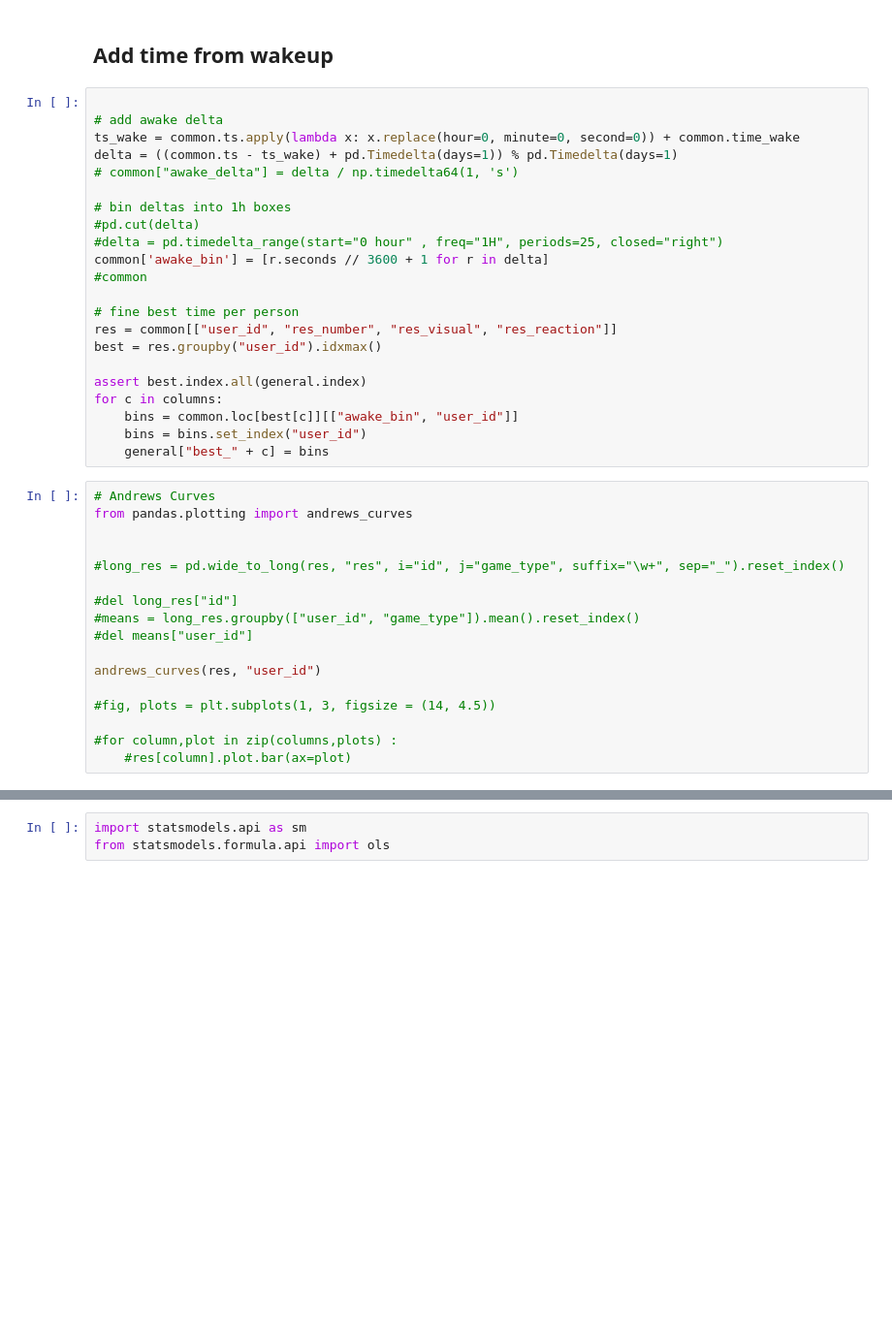
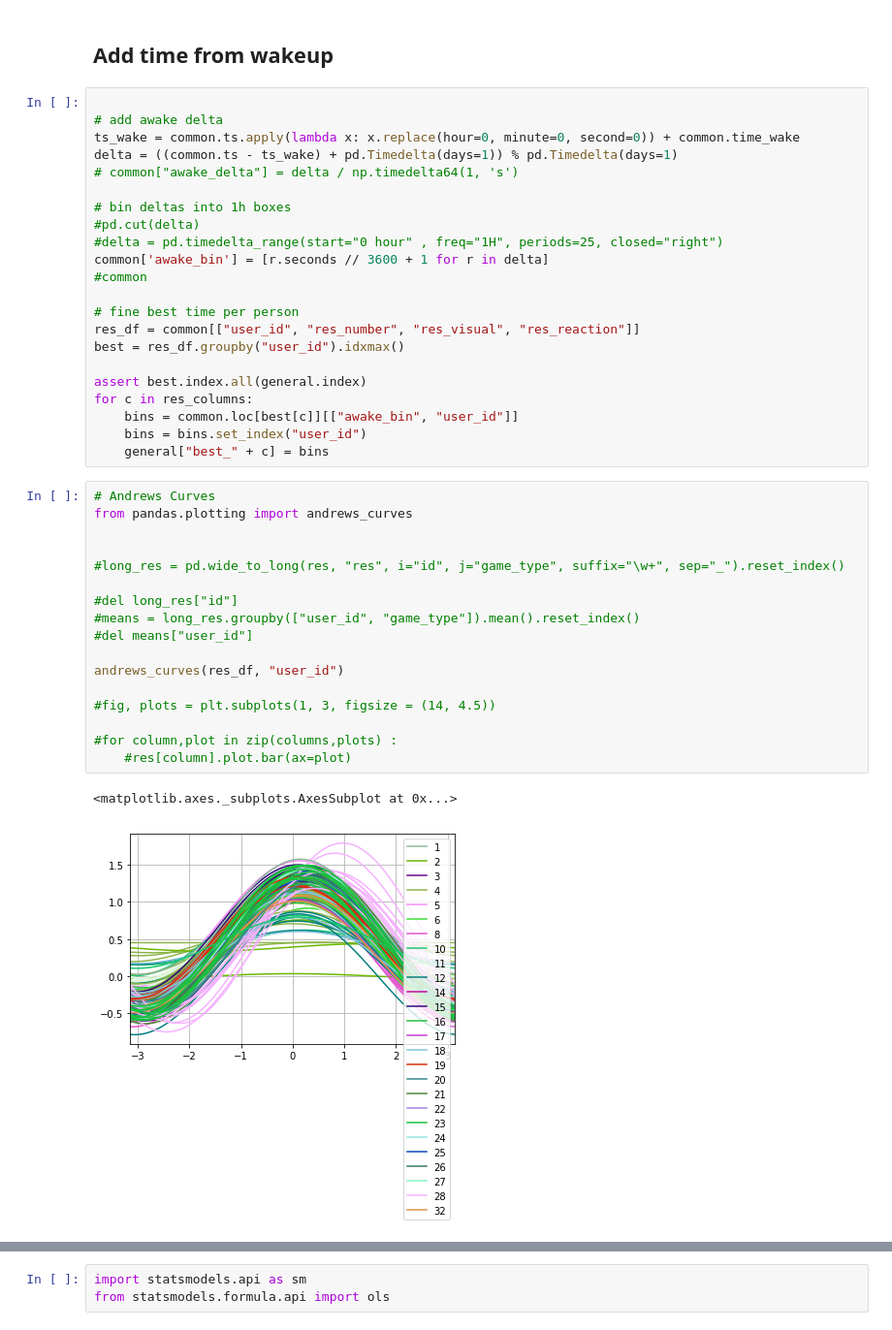
Before and after one commit to kasparho/how-circadian-rhythms-affect-performance, a Jupyter notebook: data_cleaning.ipynb, the cells around one changed output, grey strips where cells are left out. Shown: that part at 97% size. Saved outputs shown, nothing was run; the diff lists cells and outputs as text; blank space fills up the shorter version.

```diff
--- a/data_cleaning.ipynb
+++ b/data_cleaning.ipynb
@@ -221,30 +201,33 @@ common['awake_bin'] = [r.seconds // 3600 + 1 for r in delta]
 #common
 
 # fine best time per person
-res = common[["user_id", "res_number", "res_visual", "res_reaction"]]
-best = res.groupby("user_id").idxmax()
+res_df = common[["user_id", "res_number", "res_visual", "res_reaction"]]
+best = res_df.groupby("user_id").idxmax()
 
 assert best.index.all(general.index)
-for c in columns:
+for c in res_columns:
     bins = common.loc[best[c]][["awake_bin", "user_id"]]
     bins = bins.set_index("user_id")
     general["best_" + c] = bins
 # %%
 # Andrews Curves
 from pandas.plotting import andrews_curves
 
 
 #long_res = pd.wide_to_long(res, "res", i="id", j="game_type", suffix="\w+", sep="_").reset_index()
 
 #del long_res["id"]
 #means = long_res.groupby(["user_id", "game_type"]).mean().reset_index()
 #del means["user_id"]
 
-andrews_curves(res, "user_id")
+andrews_curves(res_df, "user_id")
 
 #fig, plots = plt.subplots(1, 3, figsize = (14, 4.5))
 
 #for column,plot in zip(columns,plots) :
     #res[column].plot.bar(ax=plot)
+# %% [output]
+<matplotlib.axes._subplots.AxesSubplot at 0x...>
+[figure, added]
 # %%
 # Growth of player
```
Also changed, not shown: parts of 10 cells of this notebook, 1 other file.
